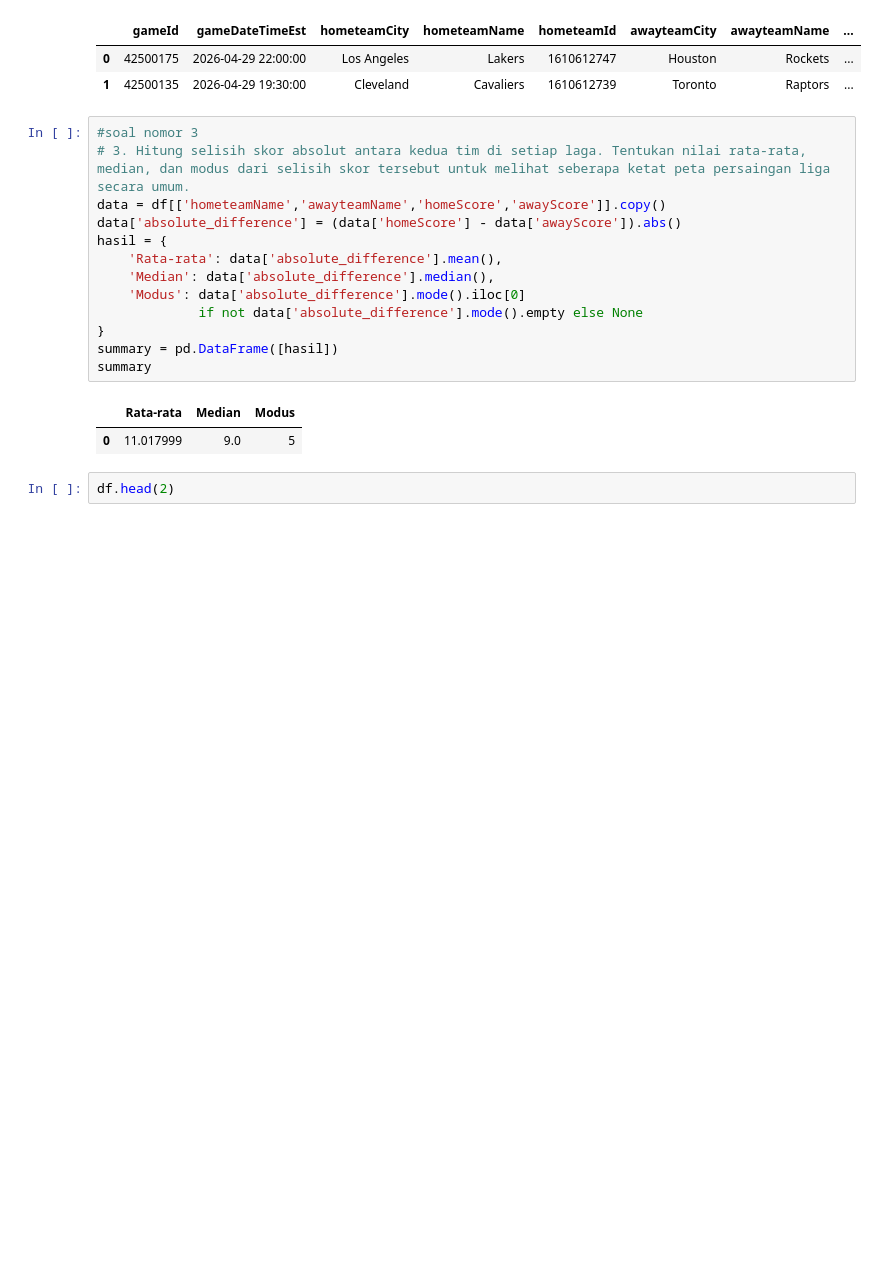
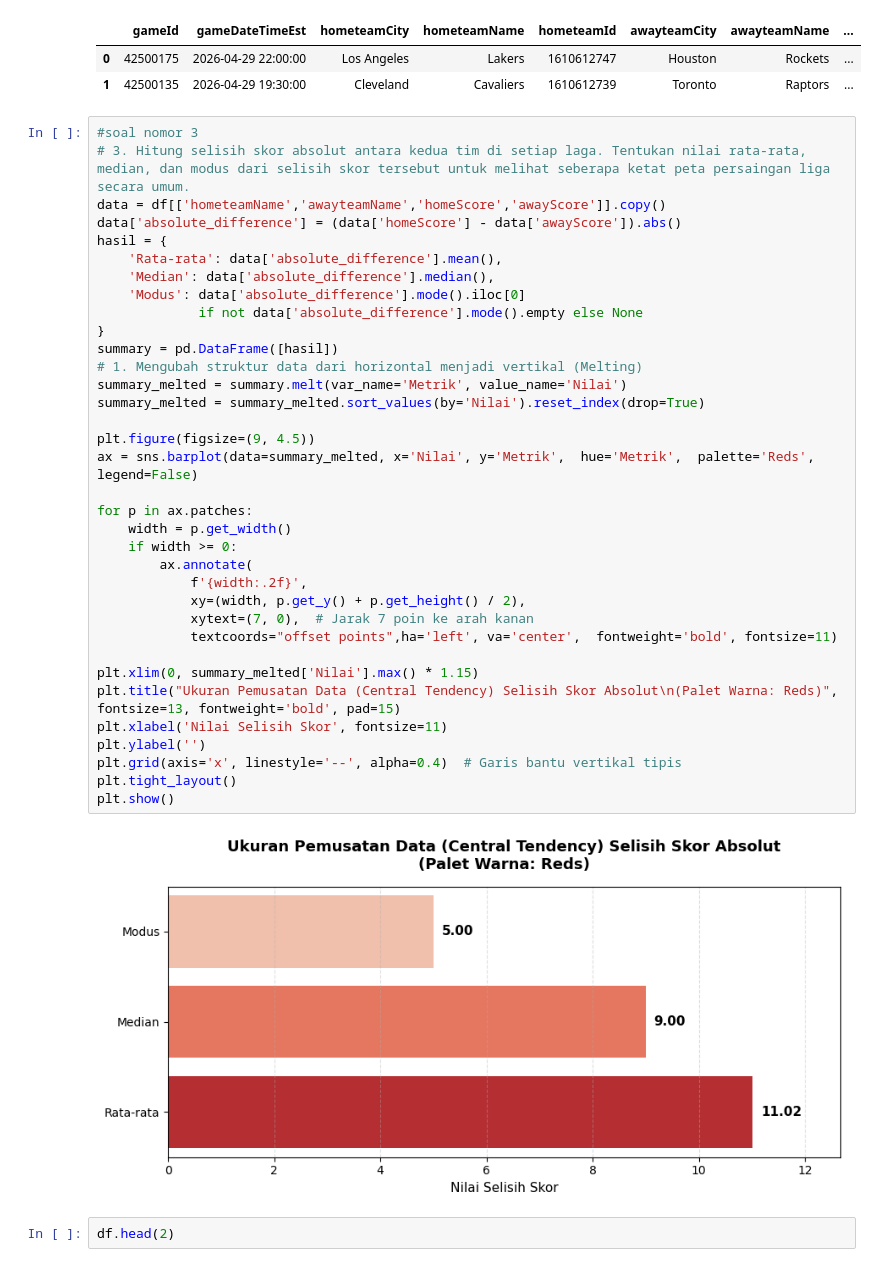
Before and after one commit to HafidzAfrieno/Project-Data-Analyst-Part-1, a Jupyter notebook: nba_player_analyst.ipynb, the cells around one changed output. Saved outputs shown, nothing was run; the diff lists cells and outputs as text; blank space fills up the shorter version.

```diff
--- a/nba_player_analyst.ipynb
+++ b/nba_player_analyst.ipynb
@@ -727,19 +810,40 @@ df.head(2)
 # %%
 #soal nomor 3
 # 3. Hitung selisih skor absolut antara kedua tim di setiap laga. Tentukan nilai rata-rata, median, dan modus dari selisih skor tersebut untuk melihat seberapa ketat peta persaingan liga secara umum.
 data = df[['hometeamName','awayteamName','homeScore','awayScore']].copy()
 data['absolute_difference'] = (data['homeScore'] - data['awayScore']).abs()
 hasil = {
     'Rata-rata': data['absolute_difference'].mean(),
     'Median': data['absolute_difference'].median(),
     'Modus': data['absolute_difference'].mode().iloc[0]
              if not data['absolute_difference'].mode().empty else None
 }
 summary = pd.DataFrame([hasil])
-summary
+# 1. Mengubah struktur data dari horizontal menjadi vertikal (Melting)
+summary_melted = summary.melt(var_name='Metrik', value_name='Nilai')
+summary_melted = summary_melted.sort_values(by='Nilai').reset_index(drop=True)
+
+plt.figure(figsize=(9, 4.5))
+ax = sns.barplot(data=summary_melted, x='Nilai', y='Metrik',  hue='Metrik',  palette='Reds',  legend=False)
+
+for p in ax.patches:
+    width = p.get_width()
+    if width >= 0:
+        ax.annotate(
+            f'{width:.2f}',
+            xy=(width, p.get_y() + p.get_height() / 2),
+            xytext=(7, 0),  # Jarak 7 poin ke arah kanan
+            textcoords="offset points",ha='left', va='center',  fontweight='bold', fontsize=11)
+
+plt.xlim(0, summary_melted['Nilai'].max() * 1.15)
+plt.title("Ukuran Pemusatan Data (Central Tendency) Selisih Skor Absolut\n(Palet Warna: Reds)", fontsize=13, fontweight='bold', pad=15)
+plt.xlabel('Nilai Selisih Skor', fontsize=11)
+plt.ylabel('')
+plt.grid(axis='x', linestyle='--', alpha=0.4)  # Garis bantu vertikal tipis
+plt.tight_layout()
+plt.show()
 # %% [output]
-|  | Rata-rata | Median | Modus |
-| 0 | 11.017999 | 9.0 | 5 |
+[figure, added]
 # %%
 df.head(2)
 # %% [output]
```
Also changed, not shown: parts of 4 cells of this notebook.
